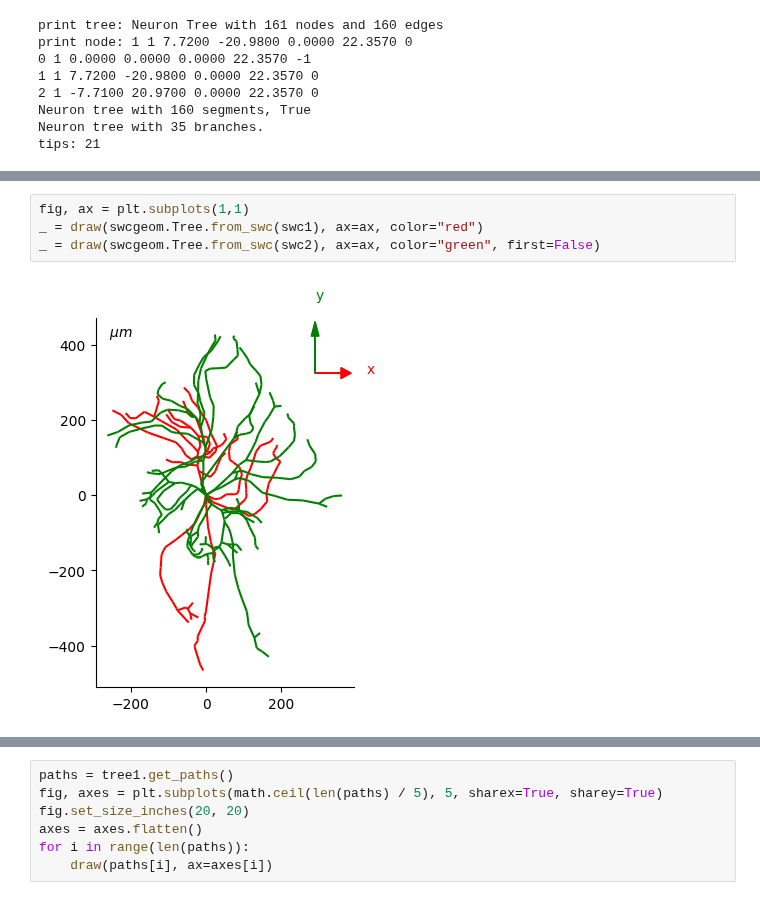
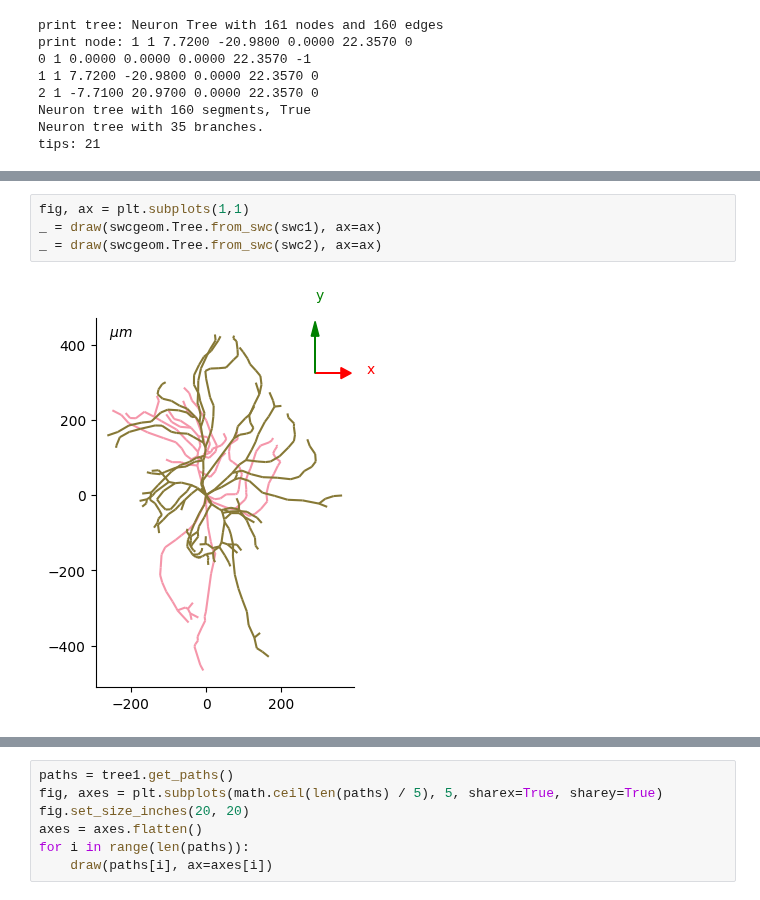
Before and after one commit to yzx9/swcgeom, a Jupyter notebook: examples/Tree.ipynb, the cells around one changed output, grey strips where cells are left out. Cells and saved outputs as stored; diff of their text form.

Commit message:
feat: support smart color swither

```diff
--- a/examples/Tree.ipynb
+++ b/examples/Tree.ipynb
@@ -57,10 +57,10 @@ ax, lines = draw(tree1)
 [figure]
 # %%
 fig, ax = plt.subplots(1,1)
-_ = draw(swcgeom.Tree.from_swc(swc1), ax=ax, color="red")
-_ = draw(swcgeom.Tree.from_swc(swc2), ax=ax, color="green", first=False)
+_ = draw(swcgeom.Tree.from_swc(swc1), ax=ax)
+_ = draw(swcgeom.Tree.from_swc(swc2), ax=ax)
 # %% [output]
-[figure, old version]
+[figure, new version]
 # %%
 fig, axes = plt.subplots(2, 3)
 fig.set_size_inches(12, 6)
```
Also changed, not shown: parts of 2 cells of this notebook, 2 other files.
